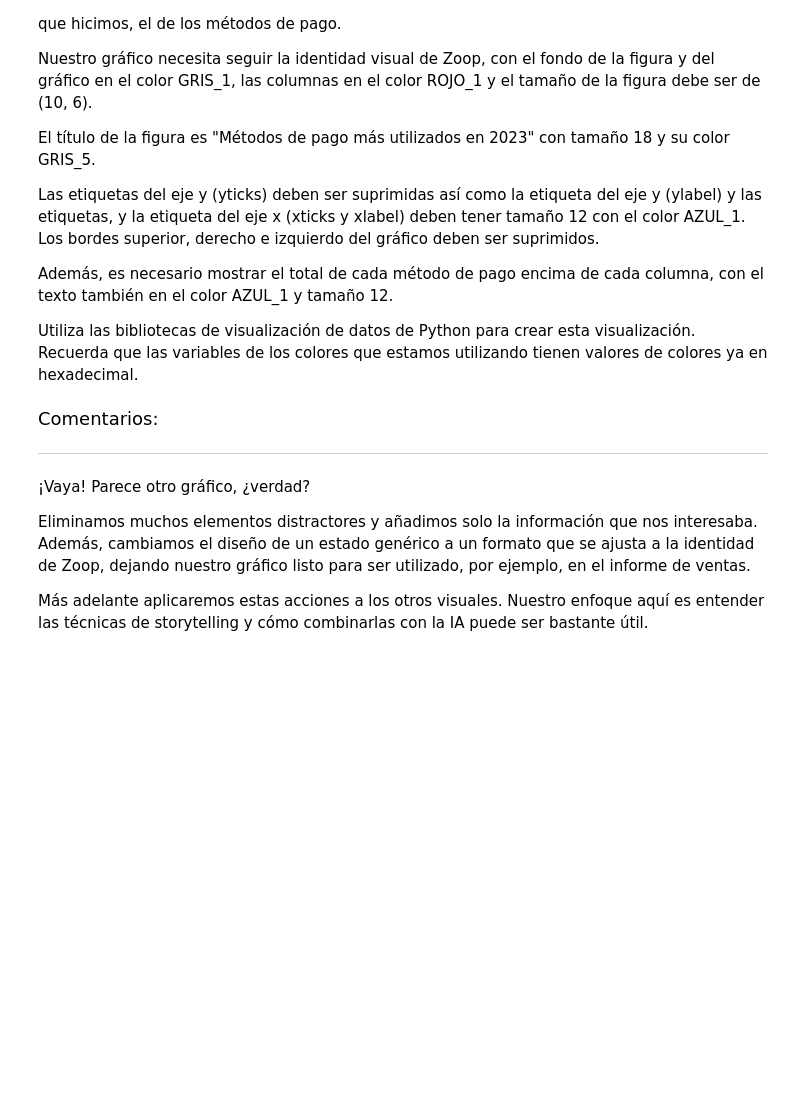
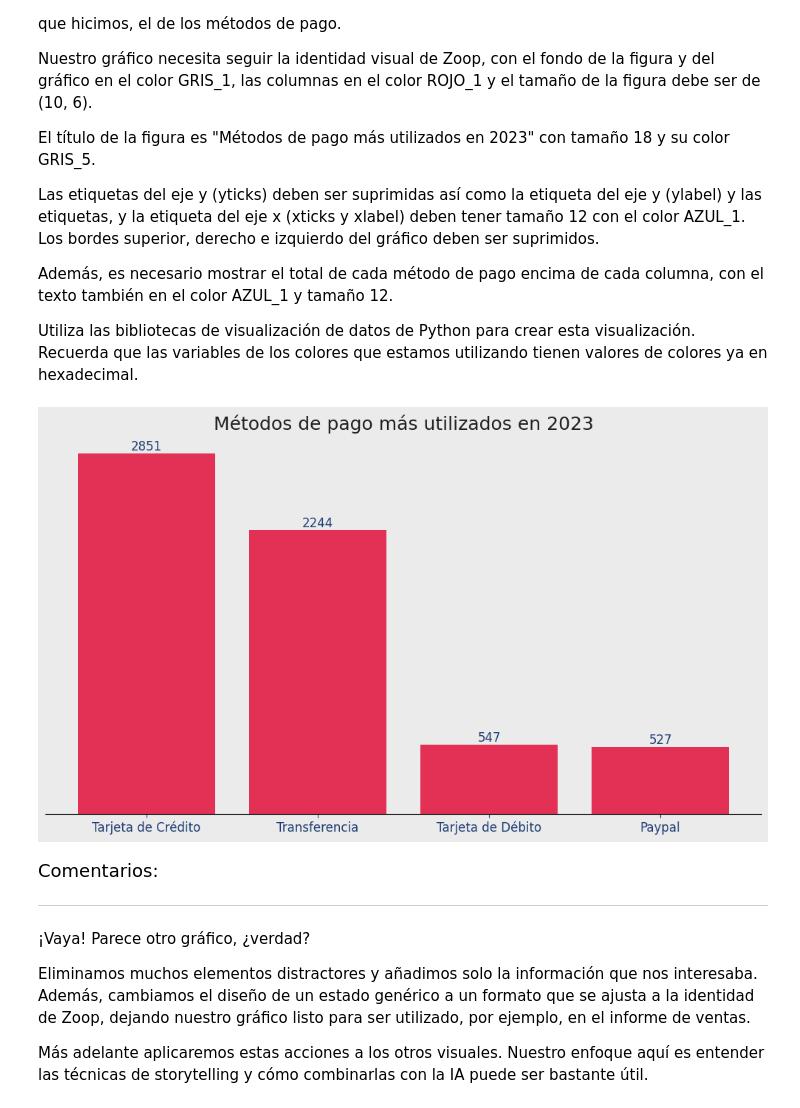
Before and after one commit to AndresCMontejo/IA_Aplicada_a_Ciencia_de_datos, a Jupyter notebook: IA_aplicada_a_ciencia_de_datos.ipynb, the cells around one changed output. Drawn from its saved outputs; the diff is of its cells as text; code cells hidden in the pictures; blank space fills up the shorter version.

```diff
--- a/IA_aplicada_a_ciencia_de_datos.ipynb
+++ b/IA_aplicada_a_ciencia_de_datos.ipynb
@@ -1203,6 +1215,45 @@ Las etiquetas del eje y (yticks) deben ser suprimidas así como la etiqueta del
 Además, es necesario mostrar el total de cada método de pago encima de cada columna, con el texto también en el color AZUL_1 y tamaño 12.
 
 Utiliza las bibliotecas de visualización de datos de Python para crear esta visualización. Recuerda que las variables de los colores que estamos utilizando tienen valores de colores ya en hexadecimal.
+# %%
+# Contar los métodos de pago
+metodos_de_pago = df['metodo_pago'].value_counts()
+
+# Crear figura y eje
+fig, ax = plt.subplots(figsize=(10, 6))
+fig.patch.set_facecolor(GRIS_1)
+ax.set_facecolor(GRIS_1)
+
+# Crear gráfico de barras
+barras = ax.bar(metodos_de_pago.index, metodos_de_pago.values, color=ROJO_1)
+
+# Título
+ax.set_title('Métodos de pago más utilizados en 2023', fontsize=18, color=GRIS_5)
+
+# Eliminar etiqueta y del eje y y sus marcas
+ax.set_ylabel('')
+ax.set_yticks([])
+
+# Estilizar etiquetas del eje x
+ax.set_xlabel('')
+ax.tick_params(axis='x', labelsize=12, colors=AZUL_1)
+
+# Eliminar bordes superior, derecho e izquierdo
+ax.spines['top'].set_visible(False)
+ax.spines['right'].set_visible(False)
+ax.spines['left'].set_visible(False)
+
+# Agregar valores encima de cada barra
+for barra in barras:
+    altura = barra.get_height()
+    ax.text(barra.get_x() + barra.get_width() / 2, altura + 1,
+            f'{int(altura)}', ha='center', va='bottom',
+            color=AZUL_1, fontsize=12)
+
+plt.tight_layout()
+plt.show()
+# %% [output]
+[figure, added]
 # %% [markdown]
 <font color="7b71ff" size=4> Comentarios: </font>
 
```
Also changed, not shown: parts of 2 cells of this notebook.
